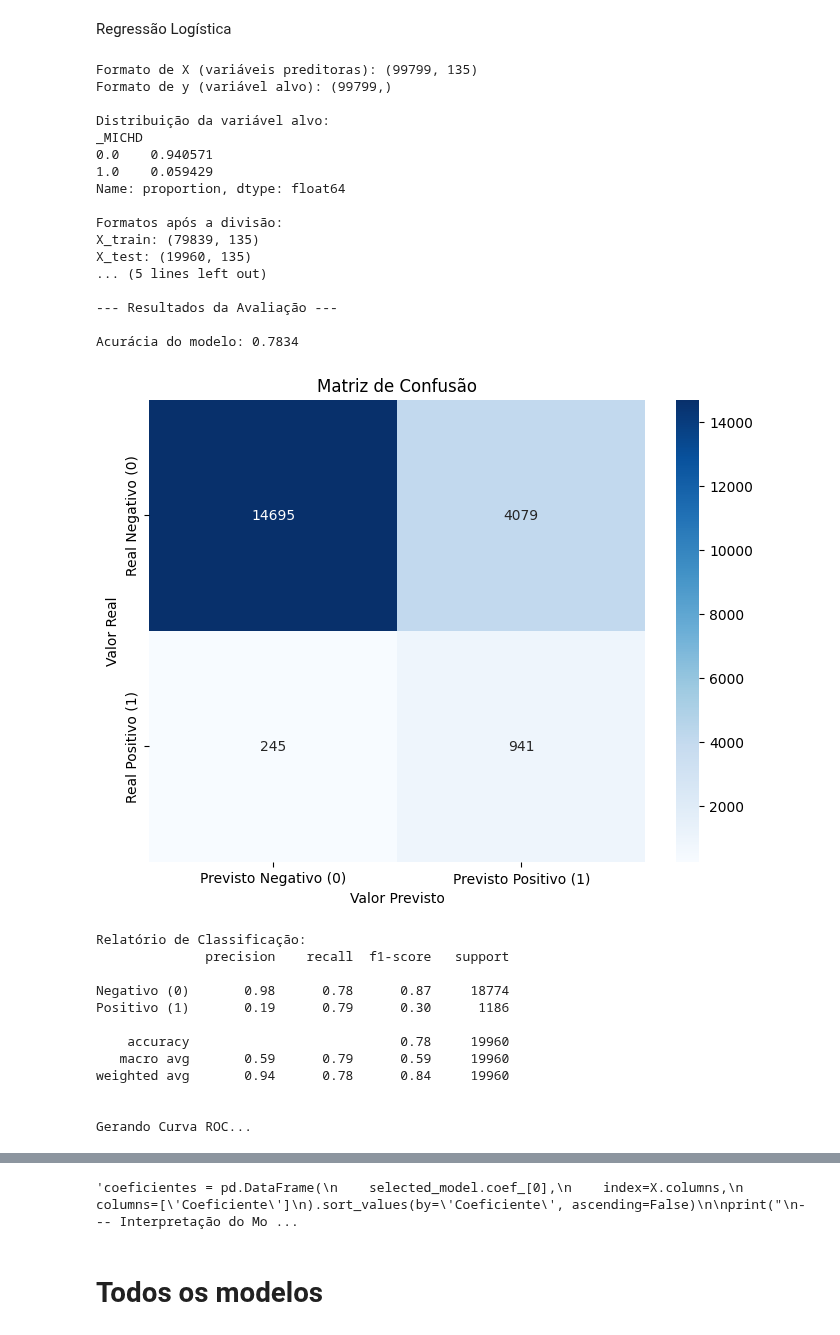
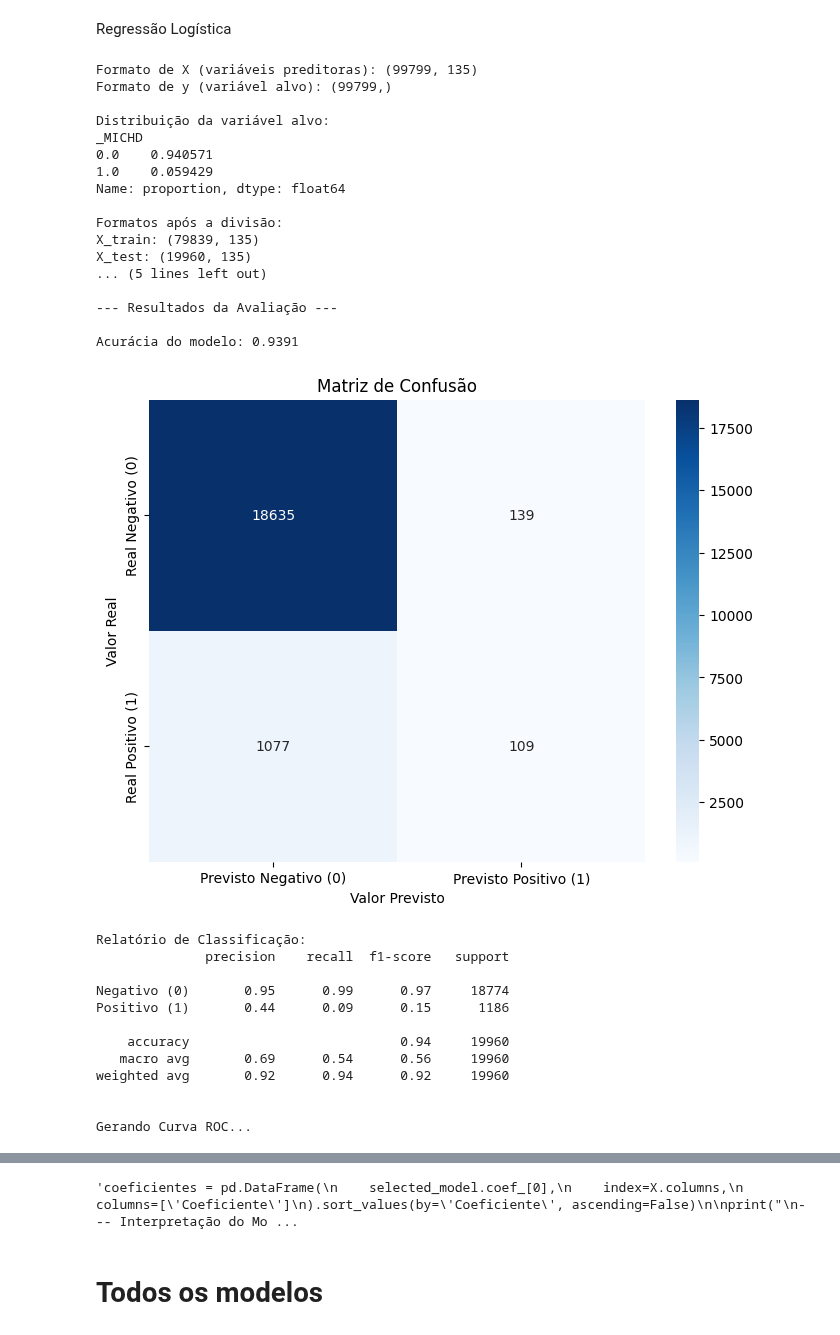
Before and after one commit to EdCarlos-dev/riskPredictionDeseases, a Jupyter notebook: dev/notebooks/03_dataModels_400_k_ samples.ipynb, the cells around one changed output, grey strips where cells are left out. Saved outputs shown, nothing was run; the diff lists cells and outputs as text; code cells hidden in the pictures.

Commit message:
classes and parameters one dict

```diff
--- a/dev/notebooks/03_dataModels_400_k_ samples.ipynb
+++ b/dev/notebooks/03_dataModels_400_k_ samples.ipynb
@@ -160,27 +174,6 @@ MODELS = {
     }
 
     # Dicionário de parâmetros a serem usados na instanciação
-PARAMS = {
-
-        'random_state': 42,
-        'class_weight': 'balanced',
-        'max_iter': 1000,
-        'probability': True,
-        'use_label_encoder': False,
-        'eval_metric': 'logloss',
-
-        # para o xgd
-        'loss': 'log_loss',
-        # 'class_weight': 'balanced',
-
-        # para o mlp
-        'hidden_layer_sizes': (100,),
-
-        # para o cbc
-        'verbose': 0,
-        'auto_class_weights': 'Balanced',
-
-}
 
 # --- ESTRUTURA DE PARÂMETROS ---
 # Dicionário aninhado com parâmetros específicos para cada modelo
@@ -211,3 +204,10 @@ PARAMS_MODELS = {
 #               (os parâmetros precisam de ajuste/tuning):
 #               loss='log_loss'
 #               modelos de classificaão
+# possivelmente , será necessário colocar o modelo e seus parâmetros em um dicionário único
+# assim poderemos criar versões de modelos com parâmetros diferentes
+
+MODELS_PARAMETERS = {
+    'ABC': [AdaBoostClassifier, {'Ada Boost Classifier': {'random_state': 42}}, ],
+
+}
@@ -298,10 +323,10 @@ print("\nDados normalizados com sucesso.")
 # class_weight='balanced' ajusta os pesos do modelo para dar mais importância
 # à classe minoritária (casos positivos de risco cardíaco), o que é essencial.
 # max_iter é aumentado para garantir a convergência em datasets maiores.
-model_code = 'LR'
-model_class = MODELS[model_code]
+model_code = 'ABC'
+model_class = MODELS_PARAMETERS[model_code][0]
 params_aceitos = model_class().get_params().keys()
-params_para_modelo = {k: v for k, v in PARAMS_MODELS[model_code].items() if k in params_aceitos}
+params_para_modelo = {k: v for k, v in MODELS_PARAMETERS[model_code][1].items() if k in params_aceitos}
 selected_model = model_class(**params_para_modelo)
 
 
@@ -372,44 +397,44 @@ plt.show()
 '''coeficientes = pd.DataFrame(
     selected_model.coef_[0],
     index=X.columns,
     columns=['Coeficiente']
 ).sort_values(by='Coeficiente', ascending=False)
 
 print("\n--- Interpretação do Modelo ---")
 print("\n10 variáveis com maior impacto POSITIVO (aumentam o risco):")
 display(coeficientes.head(10))
 
 print("\n10 variáveis com maior impacto NEGATIVO (diminuem o risco):")
 display(coeficientes.tail(10))
 '''
 # %% [output]
 Formato de X (variáveis preditoras): (99799, 135)
 Formato de y (variável alvo): (99799,)
 
 Distribuição da variável alvo:
 _MICHD
 0.0    0.940571
 1.0    0.059429
 Name: proportion, dtype: float64
 
 Formatos após a divisão:
 X_train: (79839, 135)
 X_test: (19960, 135)
 ... (5 lines left out)
 
 --- Resultados da Avaliação ---
 
-Acurácia do modelo: 0.7834
+Acurácia do modelo: 0.9391
-[figure, old version]
+[figure, new version]
 Relatório de Classificação:
               precision    recall  f1-score   support
 
-Negativo (0)       0.98      0.78      0.87     18774
-Positivo (1)       0.19      0.79      0.30      1186
+Negativo (0)       0.95      0.99      0.97     18774
+Positivo (1)       0.44      0.09      0.15      1186
 
-    accuracy                           0.78     19960
-   macro avg       0.59      0.79      0.59     19960
-weighted avg       0.94      0.78      0.84     19960
+    accuracy                           0.94     19960
+   macro avg       0.69      0.54      0.56     19960
+weighted avg       0.92      0.94      0.92     19960
 
 
 Gerando Curva ROC...
```
Also changed, not shown: parts of 4 cells of this notebook.
